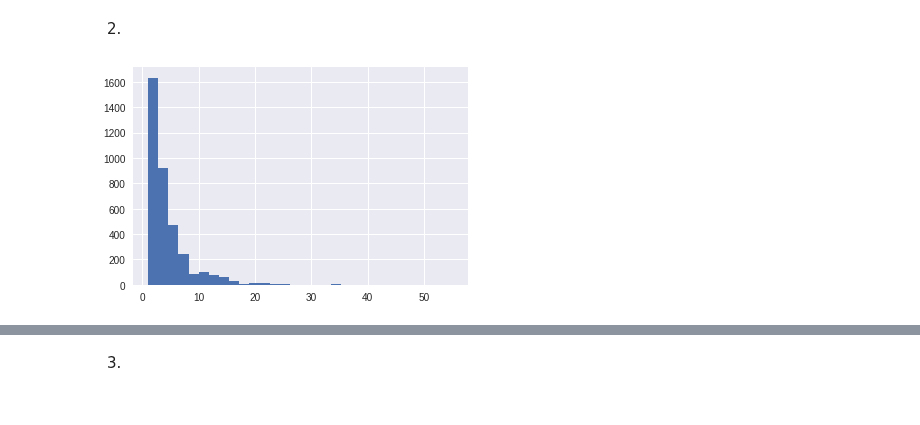
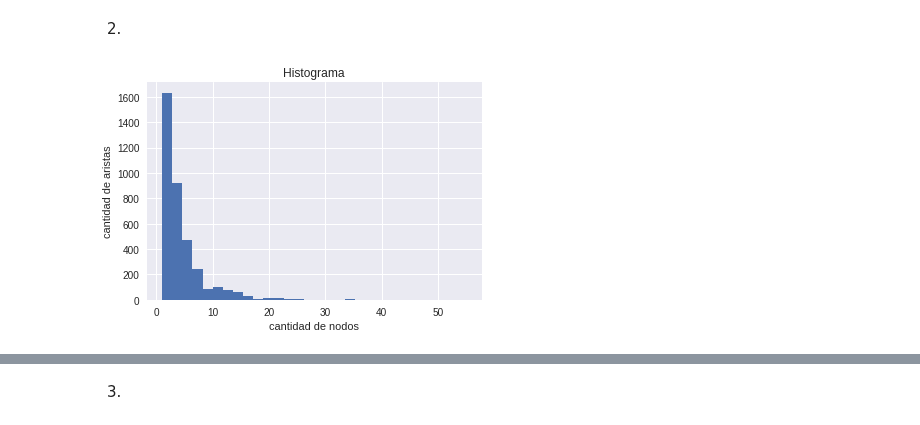
Before and after one commit to MascittiJA/CienciaDatos, a Jupyter notebook: tp4/tp4.ipynb, the cells around one changed output, grey strips where cells are left out. Saved outputs shown, nothing was run; the diff lists cells and outputs as text; code cells hidden in the pictures.

```diff
--- a/tp4/tp4.ipynb
+++ b/tp4/tp4.ipynb
@@ -67,7 +79,10 @@ TypeError: 'module' object is not callable
 2)
 # %%
 grados = list(nx.degree(G).values())
-count, bins, patches = plt.hist(grados, bins=30)
+dist, bins, patches = plt.hist(grados, bins=30)
+plt.title("Histograma")
+plt.xlabel("cantidad de nodos")
+plt.ylabel("cantidad de aristas")
 plt.show()
 # %% [output]
-[figure, old version]
+[figure, new version]
```
Also changed, not shown: parts of 22 cells of this notebook.
